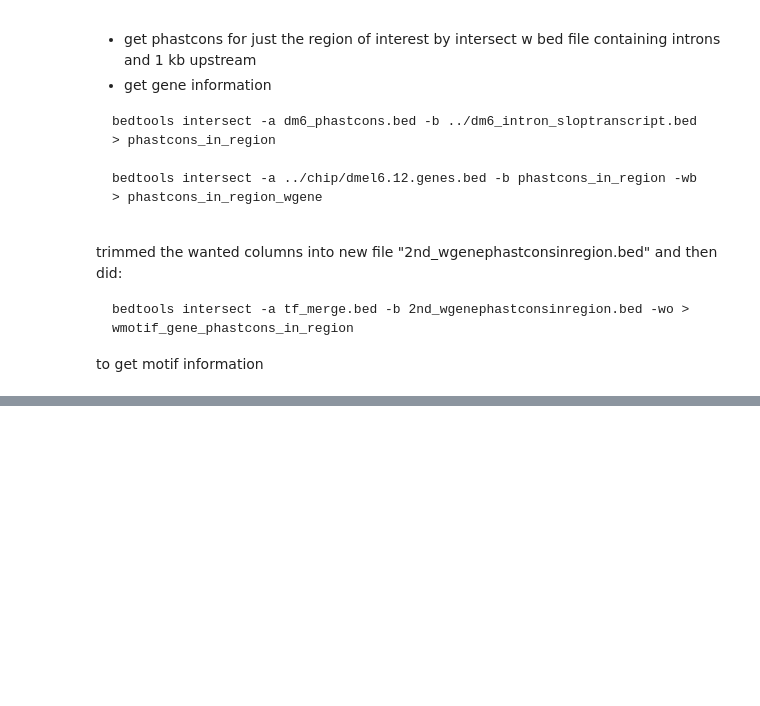
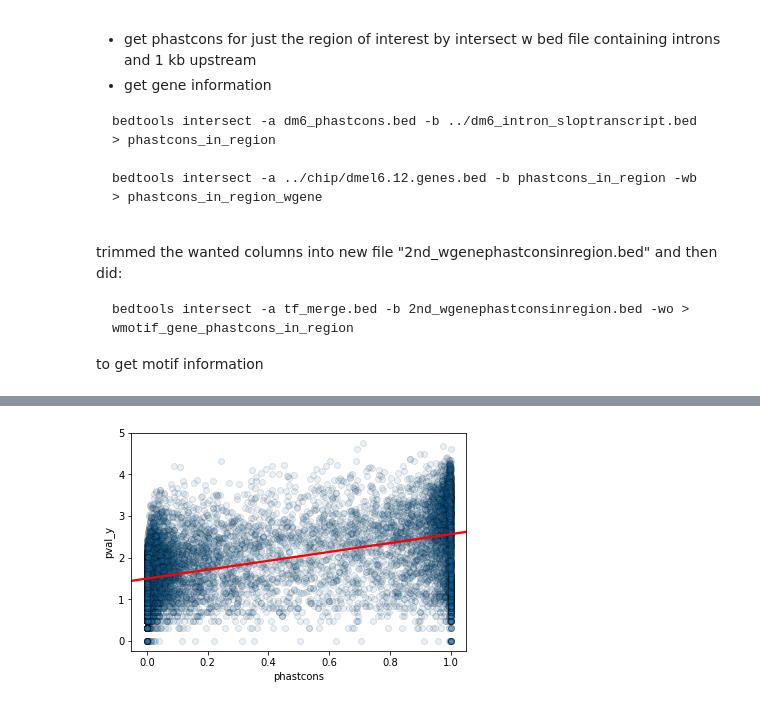
Before and after one commit to isabelleberger/s2cell-prior, a Jupyter notebook: notebook/2018-02-05_plot_motif_score_w_conservation.ipynb, the cells around one changed output, grey strips where cells are left out. Cells and saved outputs as stored; diff of their text form; code cells hidden in the pictures; blank space fills up the shorter version.

```diff
--- a/notebook/2018-02-05_plot_motif_score_w_conservation.ipynb
+++ b/notebook/2018-02-05_plot_motif_score_w_conservation.ipynb
@@ -47,0 +68,12 @@ motifs.head()
+# %%
+motifsum = motif.groupby(['gene']).pval.agg('count')
+# %%
+summedcols = motifsum.reset_index()
+# %%
+df2 = df.merge(summedcols, how='left', on=['gene'])
+# %%
+motifhits = df2.groupby(['gene']).pval_y.agg('median')
+# %%
+ax = sb.regplot(x=maxcons, y=np.log10(motifhits), line_kws={'color': 'r'}, scatter_kws={'alpha': .1, 'edgecolor': 'k'})
+# %% [output]
+[figure, added]
```
Also changed, not shown: parts of 15 cells of this notebook, 3 other files.
